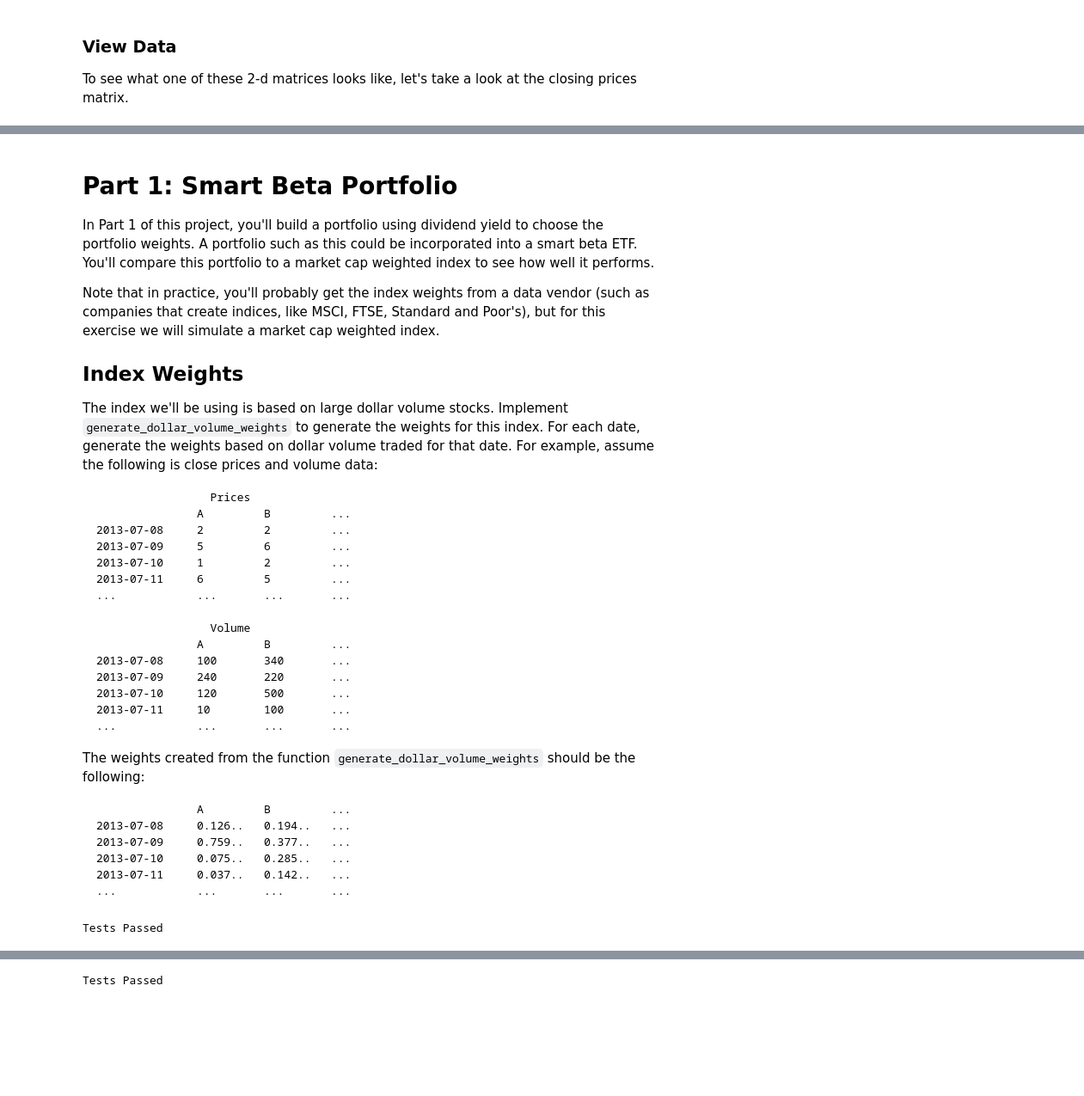
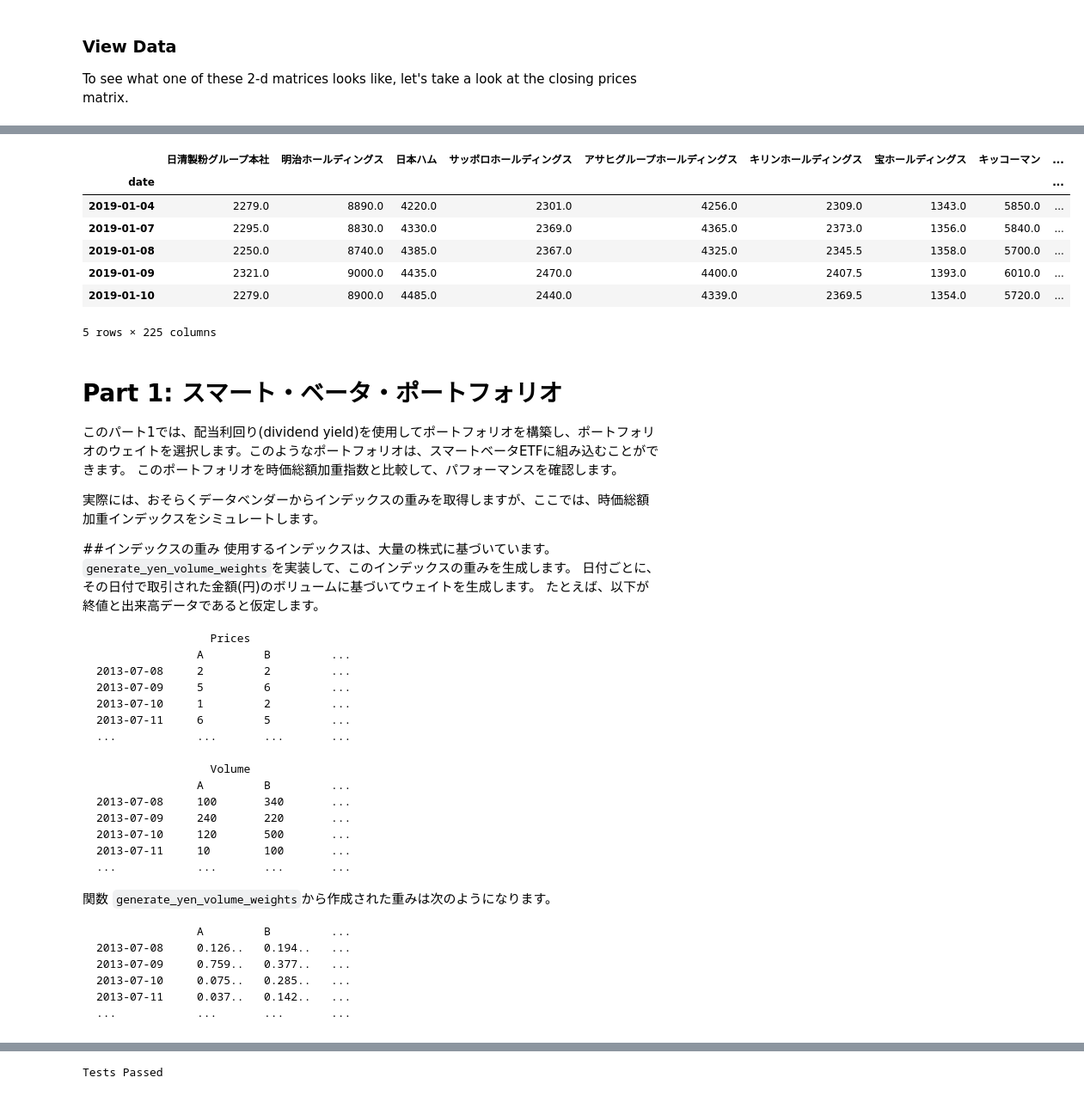
Before and after one commit to HajimeK/AITradeJapanStock, a Jupyter notebook: Japan Stock/SmartBetaPortofolioAndOptimization/SmartBetaPortofolio.ipynb, the cells around one changed output, grey strips where cells are left out. Shown: that part at 86% size. Saved outputs shown, nothing was run; the diff lists cells and outputs as text; code cells hidden in the pictures; blank space fills up the shorter version.

````diff
--- a/Japan Stock/SmartBetaPortofolioAndOptimization/SmartBetaPortofolio.ipynb
+++ b/Japan Stock/SmartBetaPortofolioAndOptimization/SmartBetaPortofolio.ipynb
@@ -60,3 +135,39 @@ df = df[df['ticker'].isin(high_volume_symbols)]
 close = df.reset_index().pivot(index='date', columns='ticker', values='adj_close')
 volume = df.reset_index().pivot(index='date', columns='ticker', values='adj_volume')
 dividends = df.reset_index().pivot(index='date', columns='ticker', values='dividends')
+# %%
+%%time
+nikkei255 = pd.read_csv('../nikkei255.csv', index_col=0)
+path = os.path.join(os.environ['CSVDIR'] ,'daily')
+print(path)
+
+li_close = []
+li_volume = []
+li_dividend = []
+
+for code, company in tqdm(nikkei255.iterrows()):
+    # load CSV files
+    df_each_close = pd.read_csv(os.path.join(path, str(code) + '.csv'), usecols=['date', 'close'])
+    df_each_volume  = pd.read_csv(os.path.join(path, str(code) + '.csv'), usecols=['date', 'volume'])
+    df_each_dividend   = pd.read_csv(os.path.join(path, str(code) + '.csv'), usecols=['date', 'dividend'])
+
+    # Set date time index
+    df_each_close['date'] = pd.to_datetime(df_each_close['date'])
+    df_each_close = df_each_close.set_index('date')
+    df_each_volume['date'] = pd.to_datetime(df_each_volume['date'])
+    df_each_volume = df_each_volume.set_index('date')
+    df_each_dividend['date'] = pd.to_datetime(df_each_dividend['date'])
+    df_each_dividend = df_each_dividend.set_index('date')
+
+    # Set compnay name to each columns
+    df_each_close = df_each_close.rename(columns={'close': company['name']})
+    df_each_volume = df_each_volume.rename(columns={'volume': company['name']})
+    df_each_dividend = df_each_dividend.rename(columns={'dividend': company['name']})
+
+    li_close.append(df_each_close)
+    li_volume.append(df_each_volume)
+    li_dividend.append(df_each_dividend)
+
+close = pd.concat(li_close, axis = 1)
+volume = pd.concat(li_volume, axis = 1)
+dividend = pd.concat(li_dividend, axis = 1)
@@ -70,11 +180,22 @@ project_helper.print_dataframe(close)
+# %%
+close.head()
+# %% [output]
+|  | 日清製粉グループ本社 | 明治ホールディングス | 日本ハム | サッポロホールディングス | アサヒグループホールディングス | キリンホールディングス | 宝ホールディングス | キッコーマン | ... |
+| date |  |  |  |  |  |  |  |  | ... |
+| 2019-01-04 | 2279.0 | 8890.0 | 4220.0 | 2301.0 | 4256.0 | 2309.0 | 1343.0 | 5850.0 | ... |
+| 2019-01-07 | 2295.0 | 8830.0 | 4330.0 | 2369.0 | 4365.0 | 2373.0 | 1356.0 | 5840.0 | ... |
+| 2019-01-08 | 2250.0 | 8740.0 | 4385.0 | 2367.0 | 4325.0 | 2345.5 | 1358.0 | 5700.0 | ... |
+| 2019-01-09 | 2321.0 | 9000.0 | 4435.0 | 2470.0 | 4400.0 | 2407.5 | 1393.0 | 6010.0 | ... |
+| 2019-01-10 | 2279.0 | 8900.0 | 4485.0 | 2440.0 | 4339.0 | 2369.5 | 1354.0 | 5720.0 | ... |
+5 rows × 225 columns
 # %% [markdown]
-# Part 1: Smart Beta Portfolio
-In Part 1 of this project, you'll build a portfolio using dividend yield to choose the portfolio weights. A portfolio such as this could be incorporated into a smart beta ETF.  You'll compare this portfolio to a market cap weighted index to see how well it performs.
+# Part 1: スマート・ベータ・ポートフォリオ
+このパート1では、配当利回り(dividend yield)を使用してポートフォリオを構築し、ポートフォリオのウェイトを選択します。このようなポートフォリオは、スマートベータETFに組み込むことができます。 このポートフォリオを時価総額加重指数と比較して、パフォーマンスを確認します。
 
-Note that in practice, you'll probably get the index weights from a data vendor (such as companies that create indices, like MSCI, FTSE, Standard and Poor's), but for this exercise we will simulate a market cap weighted index.
+実際には、おそらくデータベンダーからインデックスの重みを取得しますが、ここでは、時価総額加重インデックスをシミュレートします。
 
-## Index Weights
-The index we'll be using is based on large dollar volume stocks. Implement `generate_dollar_volume_weights` to generate the weights for this index. For each date, generate the weights based on dollar volume traded for that date. For example, assume the following is close prices and volume data:
+##インデックスの重み
+使用するインデックスは、大量の株式に基づいています。 `generate_yen_volume_weights`を実装して、このインデックスの重みを生成します。 日付ごとに、その日付で取引された金額(円)のボリュームに基づいてウェイトを生成します。 たとえば、以下が終値と出来高データであると仮定します。
 ```
                  Prices
                A         B         ...
@@ -92,7 +213,7 @@ The index we'll be using is based on large dollar volume stocks. Implement `gene
 2013-07-11     10        100       ...
 ...            ...       ...       ...
 ```
-The weights created from the function `generate_dollar_volume_weights` should be the following:
+関数 `generate_yen_volume_weights`から作成された重みは次のようになります。
 ```
                A         B         ...
 2013-07-08     0.126..   0.194..   ...
@@ -102,7 +223,7 @@ The weights created from the function `generate_dollar_volume_weights` should be
 ...            ...       ...       ...
 ```
 # %%
-def generate_dollar_volume_weights(close, volume):
+def generate_yen_volume_weights(close, volume):
     """
     Generate dollar volume weights.
 
@@ -115,19 +236,14 @@ def generate_dollar_volume_weights(close, volume):
 
     Returns
     -------
-    dollar_volume_weights : DataFrame
-        The dollar volume weights for each ticker and date
+    yen_volume_weights : DataFrame
+        The yen volume weights for each ticker and date
     """
     assert close.index.equals(volume.index)
     assert close.columns.equals(volume.columns)
 
-    #TODO: Implement function
-    dollar_volume = close * volume
-    date_sum_of_dollar_volume = dollar_volume.sum(axis=1)
-    dollar_volume_weights = dollar_volume.div(date_sum_of_dollar_volume,axis=0)
+    yen_volume = close * volume
+    date_sum_of_yen_volume = yen_volume.sum(axis=1)
+    yen_volume_weights = yen_volume.div(date_sum_of_yen_volume,axis=0)
 
-    return dollar_volume_weights
-
-project_tests.test_generate_dollar_volume_weights(generate_dollar_volume_weights)
+    return yen_volume_weights
-# %% [output]
-Tests Passed
````
Also changed, not shown: parts of 9 cells of this notebook, 1 other file.
